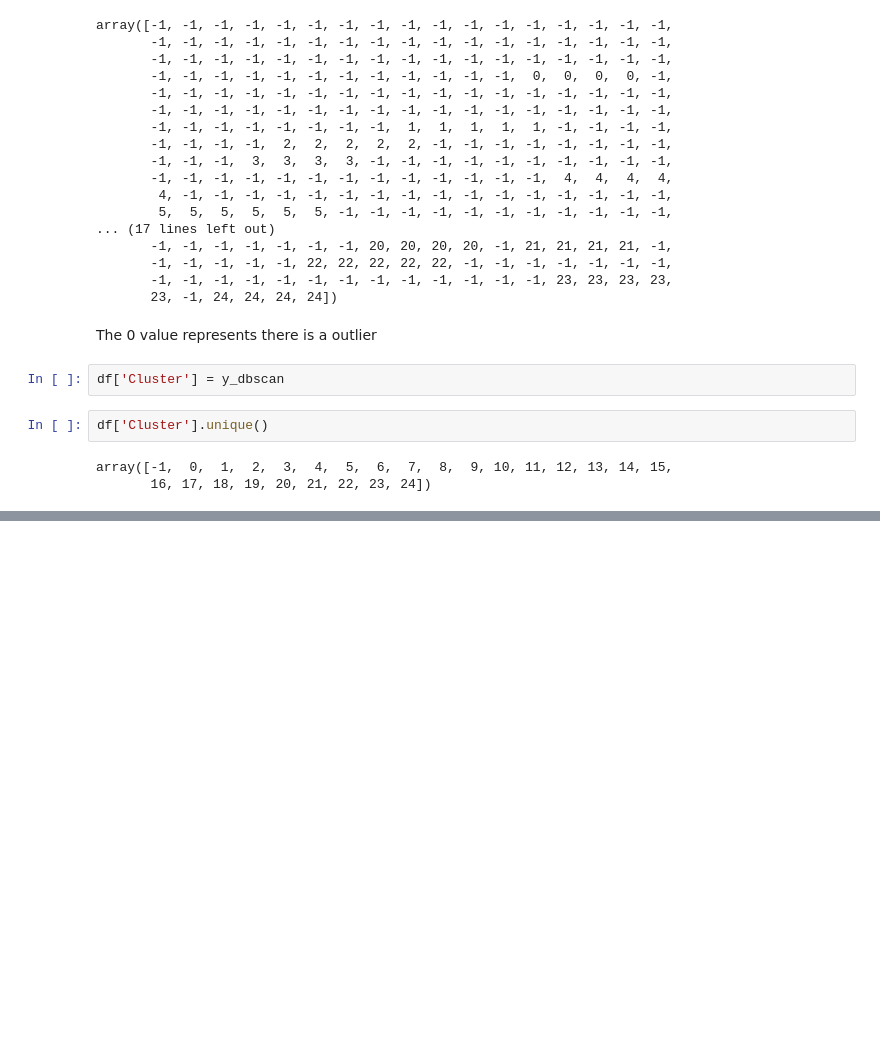
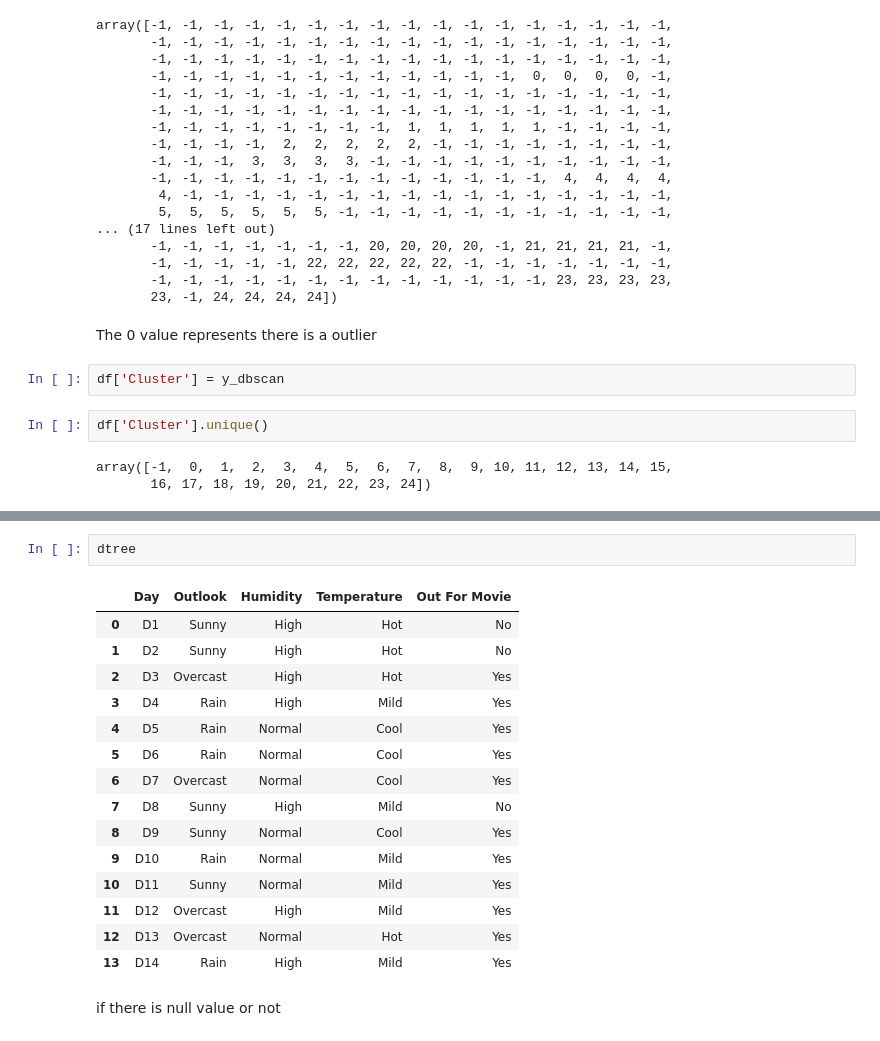
Before and after one commit to MekhzZ/AppliedStatisticsWithPython.ipynb, a Jupyter notebook: DataMining.ipynb, the cells around one changed output, grey strips where cells are left out. Saved outputs shown, nothing was run; the diff lists cells and outputs as text; blank space fills up the shorter version.

```diff
--- a/DataMining.ipynb
+++ b/DataMining.ipynb
@@ -215,0 +231,20 @@ plt.show()
+# %%
+dtree
+# %% [output]
+|  | Day | Outlook | Humidity | Temperature | Out For Movie |
+| 0 | D1 | Sunny | High | Hot | No |
+| 1 | D2 | Sunny | High | Hot | No |
+| 2 | D3 | Overcast | High | Hot | Yes |
+| 3 | D4 | Rain | High | Mild | Yes |
+| 4 | D5 | Rain | Normal | Cool | Yes |
+| 5 | D6 | Rain | Normal | Cool | Yes |
+| 6 | D7 | Overcast | Normal | Cool | Yes |
+| 7 | D8 | Sunny | High | Mild | No |
+| 8 | D9 | Sunny | Normal | Cool | Yes |
+| 9 | D10 | Rain | Normal | Mild | Yes |
+| 10 | D11 | Sunny | Normal | Mild | Yes |
+| 11 | D12 | Overcast | High | Mild | Yes |
+| 12 | D13 | Overcast | Normal | Hot | Yes |
+| 13 | D14 | Rain | High | Mild | Yes |
+# %% [markdown]
+if there is null value or not
```
Also changed, not shown: parts of 22 cells of this notebook.
